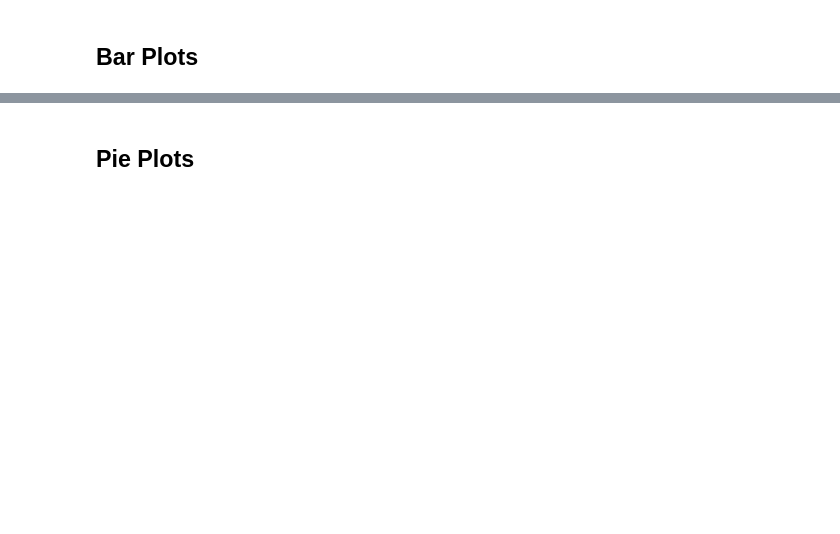
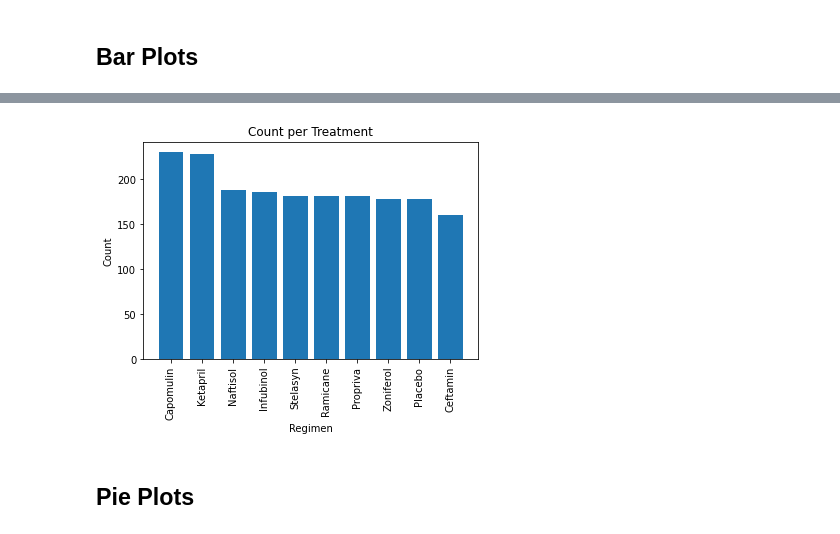
Before and after one commit to onenaghi/Pymaceuticals, a Jupyter notebook: pymaceuticals.ipynb, the cells around one changed output, grey strips where cells are left out. Saved outputs shown, nothing was run; the diff lists cells and outputs as text; code cells hidden in the pictures; blank space fills up the shorter version.

```diff
--- a/pymaceuticals.ipynb
+++ b/pymaceuticals.ipynb
@@ -74,5 +174,18 @@ study_results
 # %%
 # Generate a bar plot showing the number of mice per time point for each treatment throughout the course of the study using pyplot.
+x_axis = np.arange(len(x_axis))
+y_axis = study_df["Drug Regimen"].value_counts()
+plt.bar(x_axis, y_axis)
+tick_locations = [value for value in x_axis]
+drug_unique= study_df["Drug Regimen"].unique()
+plt.xticks(tick_locations, drug_unique, rotation="vertical")
+plt.xlabel("Regimen")
+plt.ylabel("Count")
+plt.title("Count per Treatment")
+plt.savefig("Images/bar_graph2.png")
+plt.show()
+# %% [output]
+[figure, added]
 # %% [markdown]
 ## Pie Plots
 # %%
```
Also changed, not shown: parts of 29 cells of this notebook, 6 other files.
